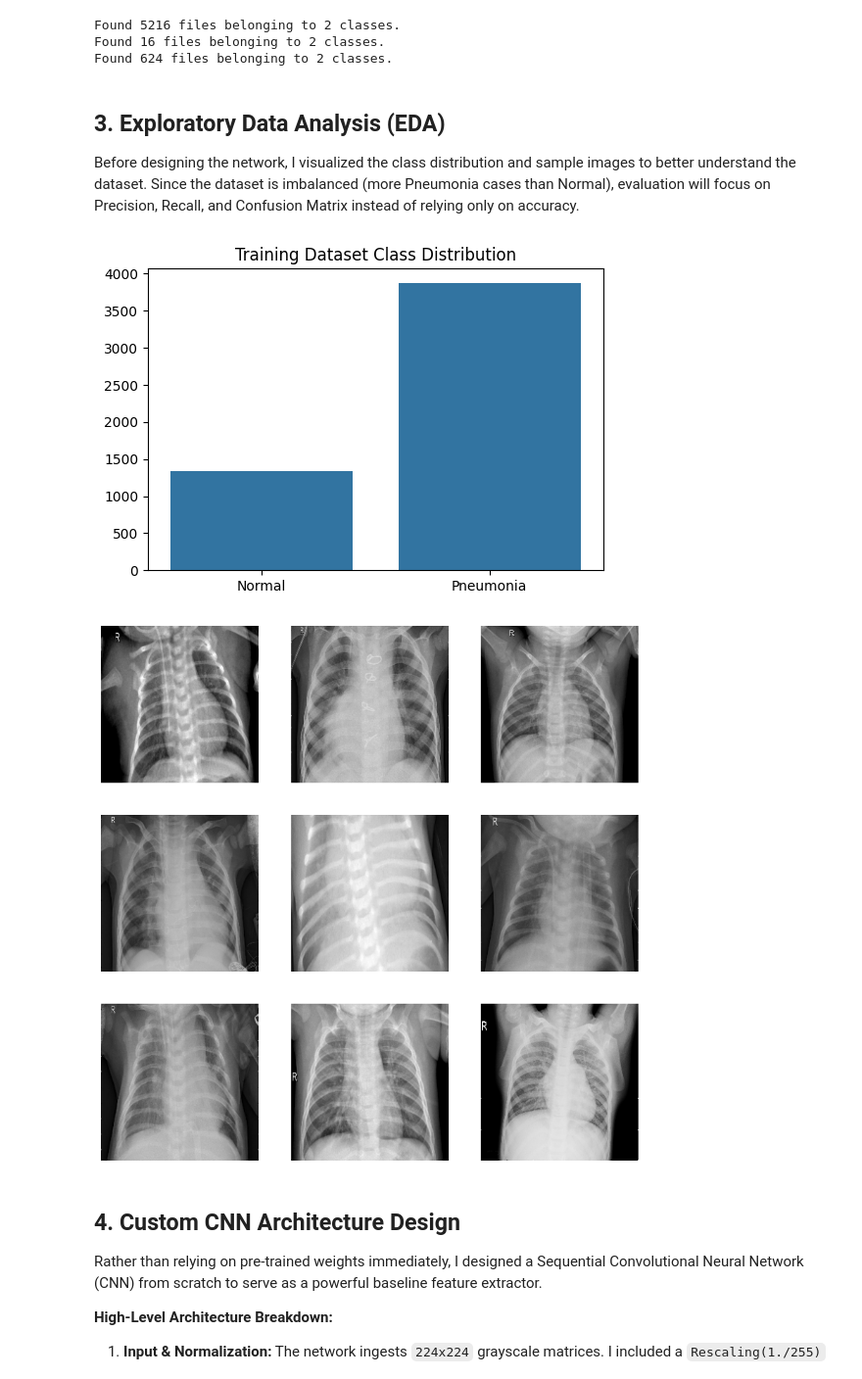
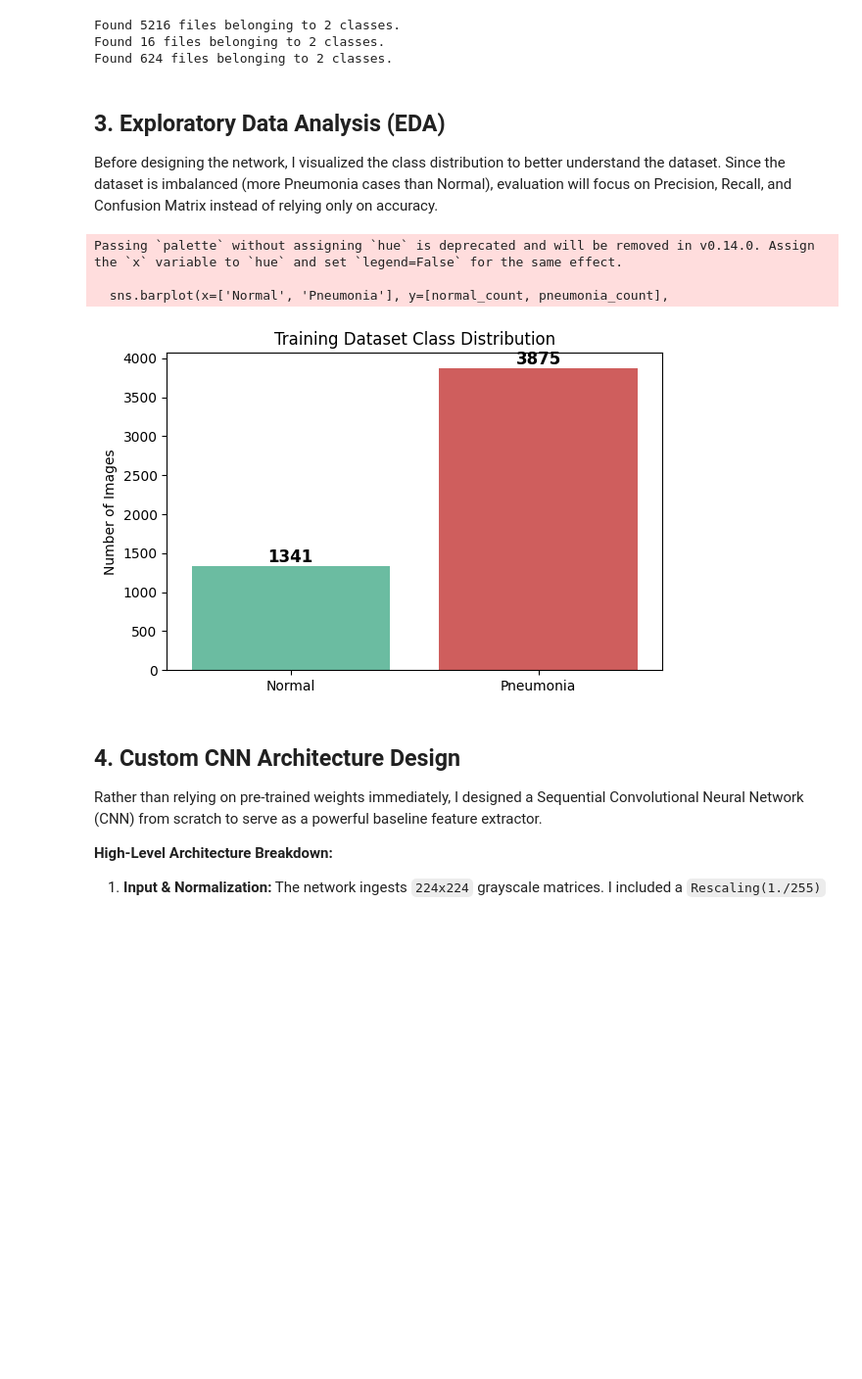
Before and after one commit to TejasML/Pneumonia-Detection, a Jupyter notebook: notebooks/pnuemonia-detection.ipynb, the cells around one changed output. Shown at 98% size. Saved outputs shown, nothing was run; the diff lists cells and outputs as text; code cells hidden in the pictures; blank space fills up the shorter version.

Commit message:
Initial commit: PneumoScan AI pneumonia detection project

```diff
--- a/notebooks/pnuemonia-detection.ipynb
+++ b/notebooks/pnuemonia-detection.ipynb
@@ -70,27 +81,27 @@ Found 16 files belonging to 2 classes.
 Found 624 files belonging to 2 classes.
 # %% [markdown]
 ## 3. Exploratory Data Analysis (EDA)
-Before designing the network, I visualized the class distribution and sample images to better understand the dataset. Since the dataset is imbalanced (more Pneumonia cases than Normal), evaluation will focus on Precision, Recall, and Confusion Matrix instead of relying only on accuracy.
+Before designing the network, I visualized the class distribution to better understand the dataset. Since the dataset is imbalanced (more Pneumonia cases than Normal), evaluation will focus on Precision, Recall, and Confusion Matrix instead of relying only on accuracy.
 # %%
 normal_count = len(os.listdir(os.path.join(train_dir, 'NORMAL')))
 pneumonia_count = len(os.listdir(os.path.join(train_dir, 'PNEUMONIA')))
 
-plt.figure(figsize=(6, 4))
-sns.barplot(x=['Normal', 'Pneumonia'], y=[normal_count, pneumonia_count])
-plt.title('Training Dataset Class Distribution')
+fig, ax = plt.subplots(figsize=(6, 4))
+sns.barplot(x=['Normal', 'Pneumonia'], y=[normal_count, pneumonia_count],
+            palette=['#5DCAA5', '#E24B4A'], ax=ax)
+for p in ax.patches:
+    ax.annotate(f'{int(p.get_height())}',
+                (p.get_x() + p.get_width() / 2, p.get_height()),
+                ha='center', va='bottom', fontsize=12, fontweight='bold')
+ax.set_title('Training Dataset Class Distribution')
+ax.set_ylabel('Number of Images')
+plt.tight_layout()
 plt.show()
-
-plt.figure(figsize=(10, 10))
-for images, labels in train_dataset.take(1):
-    for i in range(9):
-        ax = plt.subplot(3, 3, i + 1)
-        plt.imshow(images[i].numpy().astype("uint8"), cmap='gray')
-        plt.axis("off")
-    break
-plt.show()
 # %% [output]
+Passing `palette` without assigning `hue` is deprecated and will be removed in v0.14.0. Assign the `x` variable to `hue` and set `legend=False` for the same effect.
+
+  sns.barplot(x=['Normal', 'Pneumonia'], y=[normal_count, pneumonia_count],
-[figure, old version]
+[figure, new version]
-[figure, removed]
 # %% [markdown]
 ## 4. Custom CNN Architecture Design
 Rather than relying on pre-trained weights immediately, I designed a Sequential Convolutional Neural Network (CNN) from scratch to serve as a powerful baseline feature extractor.
```
Also changed, not shown: parts of 11 cells of this notebook, 12 other files.
